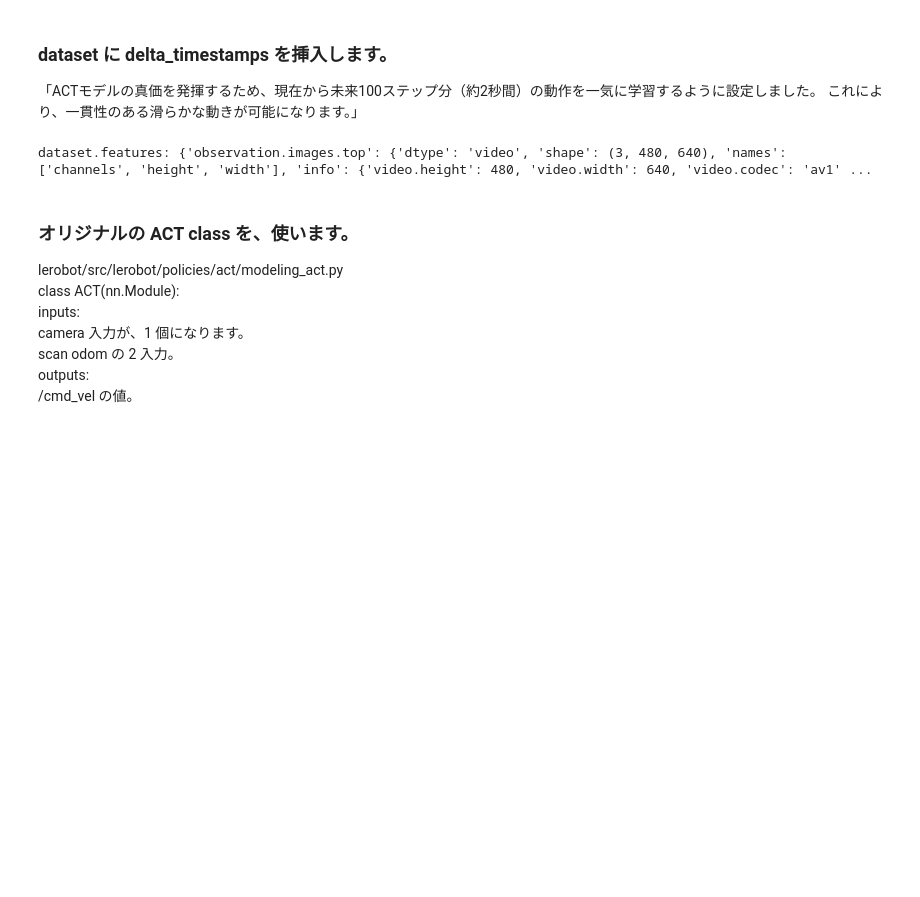
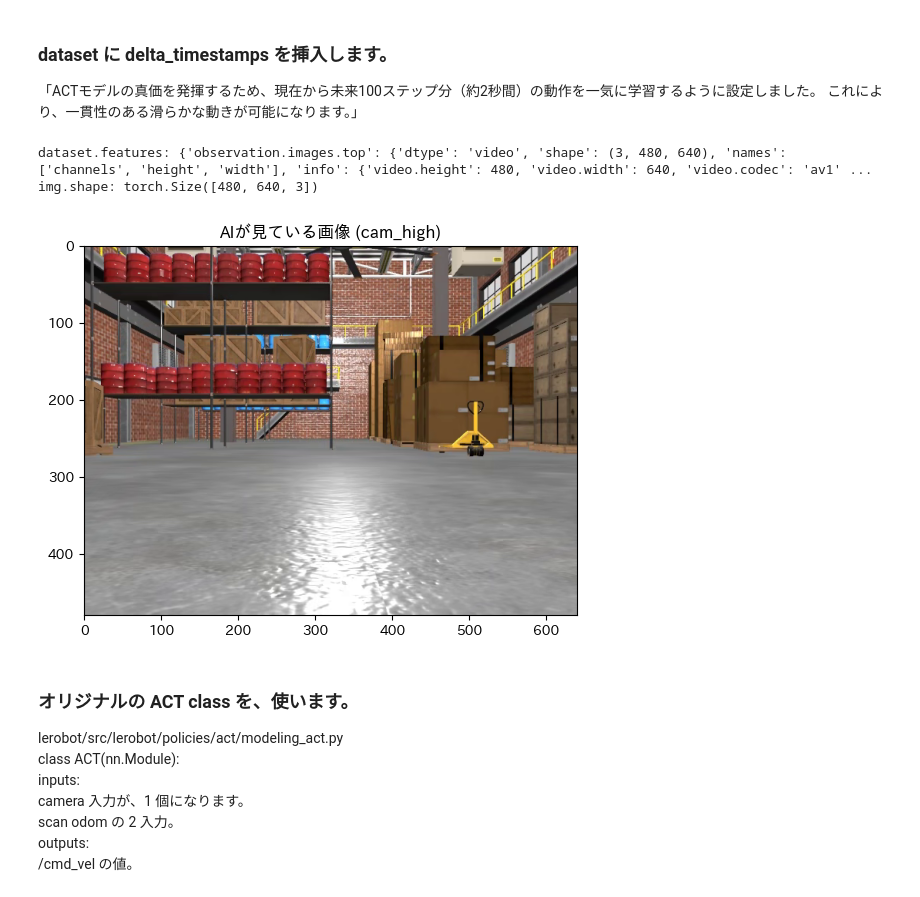
Before and after one commit to tosa-no-onchan/lerobot-my, a Jupyter notebook: ACT-ROS2-Tugbot/train.ipynb, the cells around one changed output. Saved outputs shown, nothing was run; the diff lists cells and outputs as text; code cells hidden in the pictures; blank space fills up the shorter version.

```diff
--- a/ACT-ROS2-Tugbot/train.ipynb
+++ b/ACT-ROS2-Tugbot/train.ipynb
@@ -69,34 +69,36 @@ path_motion1 = base_path / "tugbot_nav2_imitation"
 dataset = LeRobotDataset("motion1", root=path_motion1,
                         delta_timestamps={"action": [i/15 for i in range(n_action_steps)]} # 15Hzなので /15
                         )
 
 if False:
     DATASET_ID = "lerobot/aloha_sim_transfer_cube_human"
     # データセットを作るコードを探して、delta_timestamps を追加します
     dataset = LeRobotDataset(
         DATASET_ID,
         delta_timestamps={"action": [i/50 for i in range(n_action_steps)]} # 50Hzなので /50
     )
 
 print('dataset.features:',dataset.features)
 
-if False:
+if True:
     # 最初の1コマ（1ステップ分）をのぞき見
     frame = dataset[0]
     #print('frame.keys():',frame.keys())
     # model inputs は、(3,480,640) で、色順は、RGB です。
     # plt.imshow()は、デフォルトでRGB（赤・緑・青）の順序 なので、 model の入力も RGB のままです。
     # 2. 画像を表示してみる (PyTorchの [C, H, W] 形式を pillow.show 用の [H, W, C] に変換)
     img = frame["observation.images.top"].permute(1, 2, 0)
     print('img.shape:',img.shape)  # img.shape: torch.Size([480, 640, 3]) これは、あくまで、pillow 用です。
     plt.imshow(img)
     plt.title("AIが見ている画像 (cam_high)")
     plt.show()
 # observation.image
 # observation.scan
 # action
 # %% [output]
 dataset.features: {'observation.images.top': {'dtype': 'video', 'shape': (3, 480, 640), 'names': ['channels', 'height', 'width'], 'info': {'video.height': 480, 'video.width': 640, 'video.codec': 'av1' ...
+img.shape: torch.Size([480, 640, 3])
+[figure, added]
 # %%
 #print(dataset.meta)
 # 1. デバイスの定義 (すでに定義済みの場合は不要)
```
Also changed, not shown: parts of 1 cell of this notebook.
